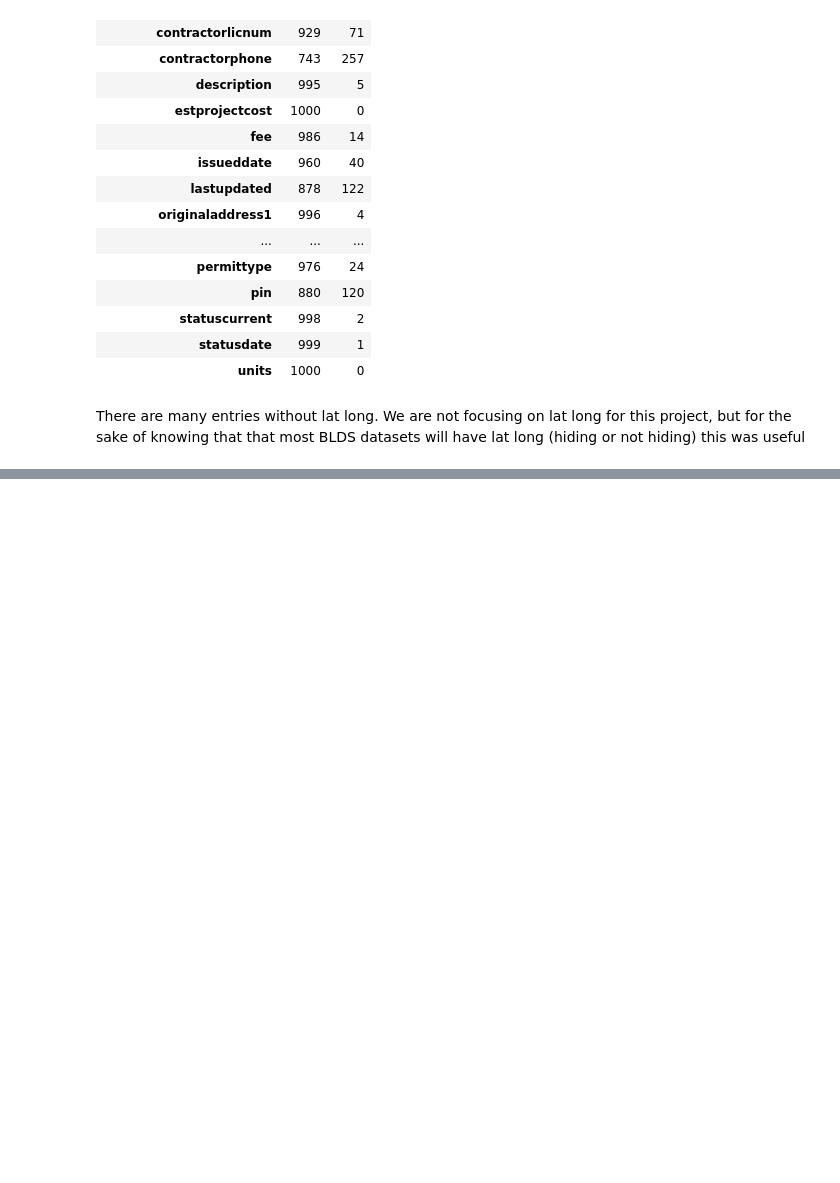
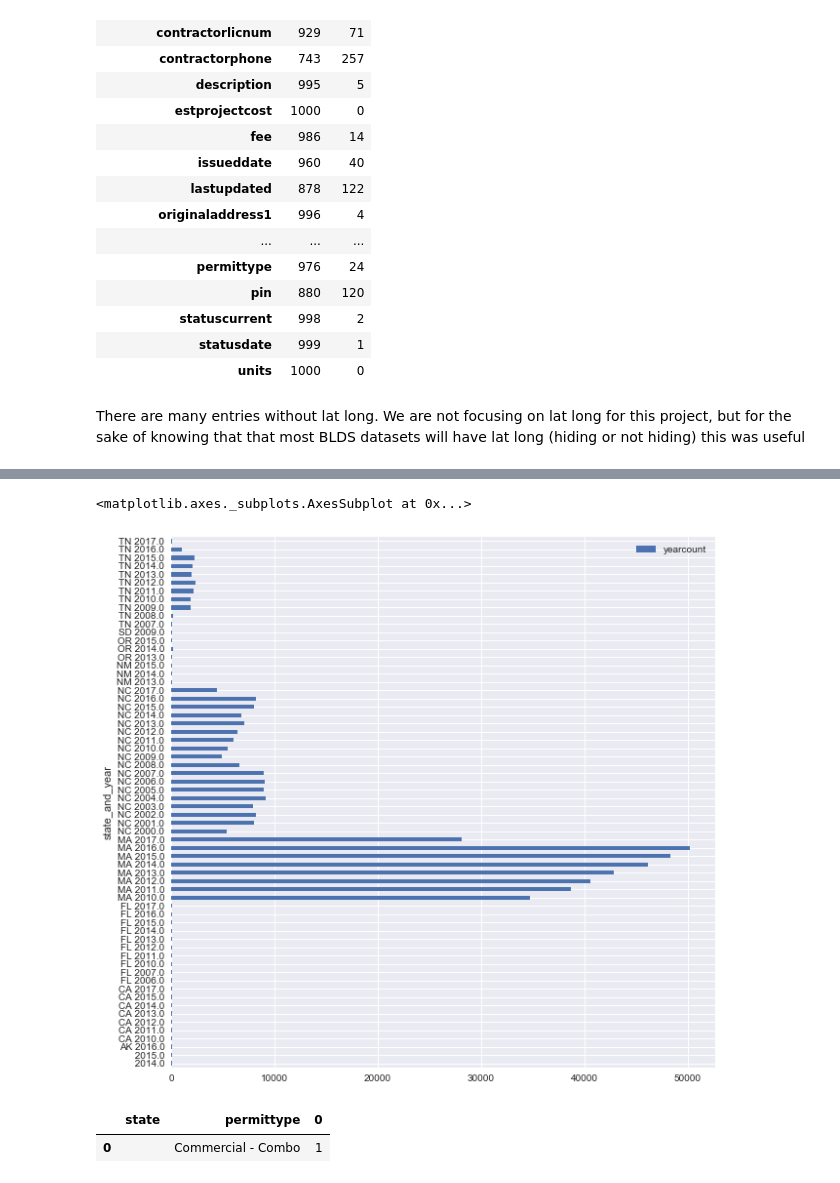
Before and after one commit to sunlightpolicy/open_data_standards_project, a Jupyter notebook: procurement.ipynb, the cells around one changed output, grey strips where cells are left out. Saved outputs shown, nothing was run; the diff lists cells and outputs as text; code cells hidden in the pictures; blank space fills up the shorter version.

```diff
--- a/procurement.ipynb
+++ b/procurement.ipynb
@@ -329,0 +399,4 @@ There are many entries without lat long.  We are not focusing on lat long for th
+# %%
+agg_df['issuedmonth']= agg_df.issueddate.apply(lambda x: pd.to_datetime(x).month)
+# %%
+agg_df['issuedyear']= agg_df.issueddate.apply(lambda x: pd.to_datetime(x).year)
@@ -329,0 +416,2 @@ There are many entries without lat long.  We are not focusing on lat long for th
+# %%
+year_by_state = agg_df.groupby(['state','issuedyear']).size().to_frame().reset_index().rename(columns={0:'yearcount'})
@@ -329,0 +440,7 @@ There are many entries without lat long.  We are not focusing on lat long for th
+# %%
+year_by_state['state_and_year'] = year_by_state.apply(lambda x:combine(x),axis=1)
+# %%
+year_by_state.plot(kind='barh', x = 'state_and_year',y='yearcount', figsize=(10,10))
+# %% [output]
+<matplotlib.axes._subplots.AxesSubplot at 0x...>
+[figure, added]
@@ -329,0 +451,5 @@ There are many entries without lat long.  We are not focusing on lat long for th
+# %%
+permit_by_state.head(1)
+# %% [output]
+|  | state | permittype | 0 |
+| 0 |  | Commercial - Combo | 1 |
```
Also changed, not shown: parts of 31 cells of this notebook, 7 other files.
